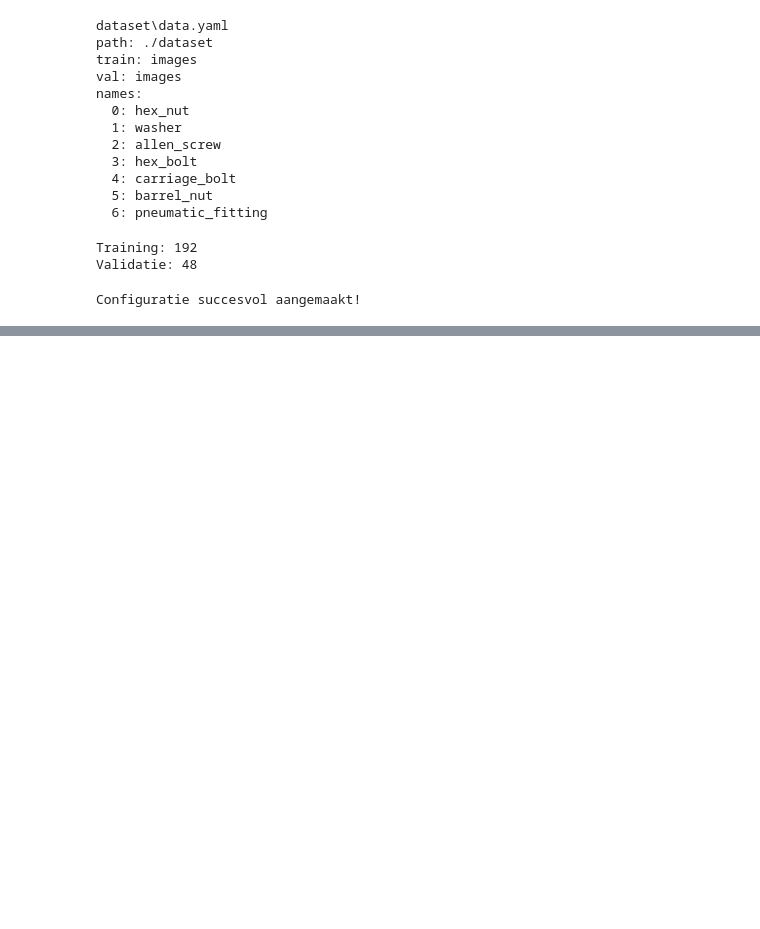
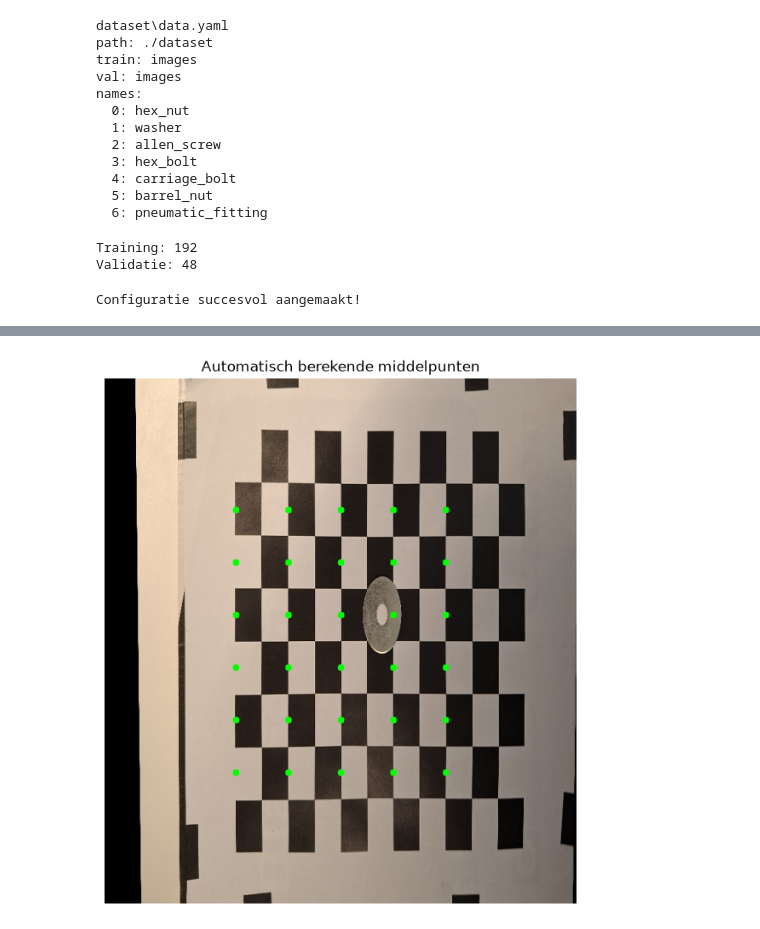
Before and after one commit to kaindlkaindl/computer-vision, a Jupyter notebook: Eindopdracht_klassiek.ipynb, the cells around one changed output, grey strips where cells are left out. Cells and saved outputs as stored; diff of their text form; code cells hidden in the pictures; blank space fills up the shorter version.

```diff
--- a/Eindopdracht_klassiek.ipynb
+++ b/Eindopdracht_klassiek.ipynb
@@ -361,0 +518,28 @@ if resultaat.obb is not None:
+# %%
+controle = recht.copy()
+
+middelpunten = []
+
+for rij in range(rows - 1):
+    for kolom in range(cols - 1):
+
+        x = margin + (kolom + 0.5) * square_size
+        y = margin + (rij + 0.5) * square_size
+
+        middelpunten.append((x, y))
+
+        cv2.circle(
+            controle,
+            (int(x), int(y)),
+            5,
+            (0, 255, 0),
+            -1
+        )
+
+plt.figure(figsize=(10, 8))
+plt.imshow(controle)
+plt.title("Automatisch berekende middelpunten")
+plt.axis("off")
+plt.show()
+# %% [output]
+[figure, added]
```
Also changed, not shown: parts of 8 cells of this notebook, 1 other file.
